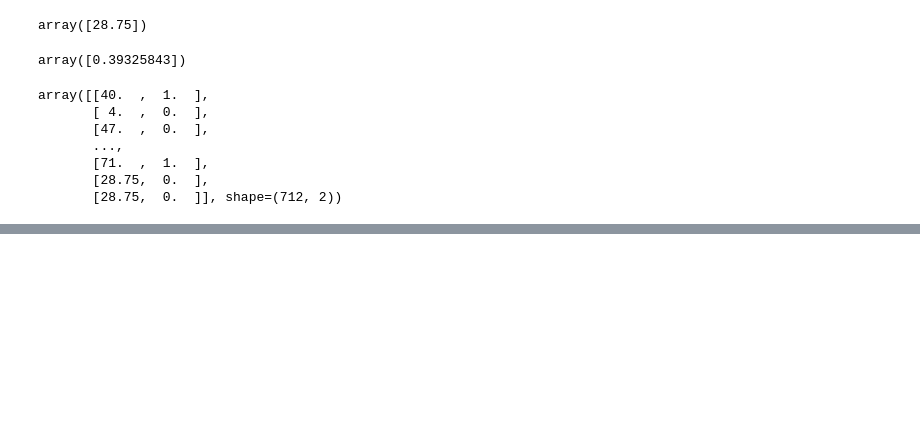
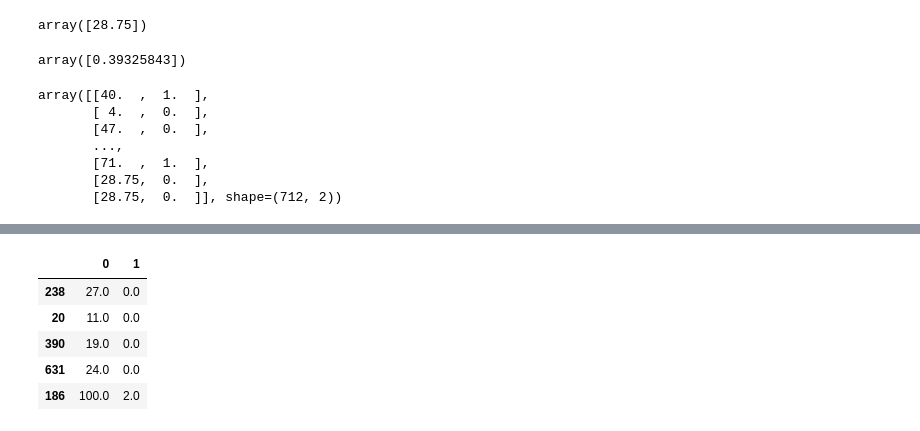
Before and after one commit to sunildhakad2004/Machine_Learning_100Days, a Jupyter notebook: day36-imputing-numerical-data.ipynb, the cells around one changed output, grey strips where cells are left out. Saved outputs shown, nothing was run; the diff lists cells and outputs as text; code cells hidden in the pictures; blank space fills up the shorter version.

```diff
--- a/day36-imputing-numerical-data.ipynb
+++ b/day36-imputing-numerical-data.ipynb
@@ -230,0 +310,9 @@ array([[40.  ,  1.  ],
+# %%
+X_train,X_test,y_train,y_test = train_test_split(newdata.drop(columns="Survived"),newdata["Survived"],
+test_size=0.2,random_state=42)
+# %%
+imp = SimpleImputer(strategy='constant', fill_value=100)
+
+trf = ColumnTransformer([
+    ("imp_age", imp, ["Age"])
+], remainder="passthrough")
@@ -230,0 +331,13 @@ array([[40.  ,  1.  ],
+# %%
+X_train = trf.transform(X_train)
+X_test = trf.transform(X_test)
+# %%
+data = pd.DataFrame(X_train)
+data.sample(5)
+# %% [output]
+|  | 0 | 1 |
+| 238 | 27.0 | 0.0 |
+| 20 | 11.0 | 0.0 |
+| 390 | 19.0 | 0.0 |
+| 631 | 24.0 | 0.0 |
+| 186 | 100.0 | 2.0 |
```
Also changed, not shown: parts of 13 cells of this notebook.
